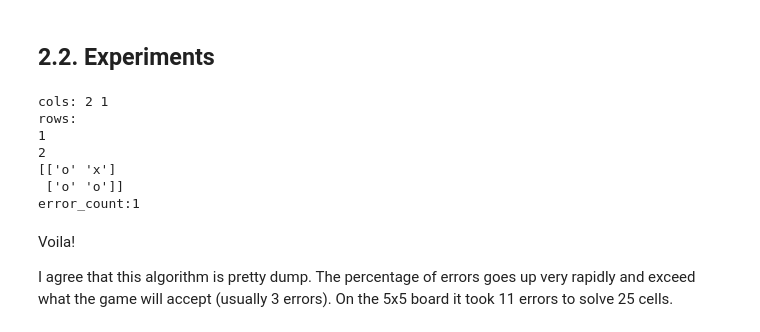
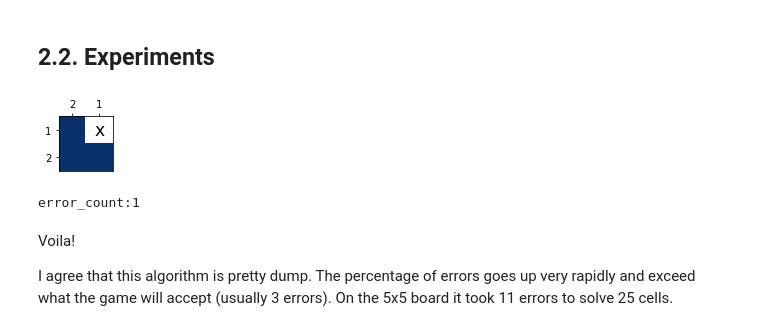
Before and after one commit to cfalguiere/python_experiments, a Jupyter notebook: nono/05-POCs.ipynb, the cells around one changed output. Cells and saved outputs as stored; diff of their text form; code cells hidden in the pictures.

```diff
--- a/nono/05-POCs.ipynb
+++ b/nono/05-POCs.ipynb
@@ -219,10 +27,6 @@ The contract with the platyer for Nonograms is that they always have 1 solution.
 Even if this process is probably not what we want, it will help undestand what we need to solve the puzzle.
 
 In addition, it make sense in AI. Some algorithms, especially in Reinforcement Learning, work by learning from try-and-error process. They are given the goal to keep errors to a minimulm.
-# %%
-# save solutions to numpy arrays
-solution2x2 = board2x2.states.copy()
-solution5x5s = board5x5s.states.copy()
 # %% [markdown]
 What could be the try-and-error process ?
 
@@ -231,11 +35,3 @@ For each cell, I know that it could be black or filler.
 We need some game engine to decide whether the action is valid or not according to be solution it knows already.
 # %% [markdown]
 ## 2.1. Game engine
-# %%
-class GameEngine:
-    def __init__(self, some_clues, a_solution):
-        self.clues = some_clues
-        self.solution = a_solution
-
-    def is_action_valid(self, row, col, mark):
-        return self.solution[row, col] == mark.value
@@ -262,23 +42,22 @@ from episode01 import clues2x2, BoardMark, Board
 # %%
-board2x2 = Board(clues2x2)
+# create the game engine
+puzzle2x2 = Puzzle(clues2x2)
+game2x2 = GameEngine(puzzle2x2, solution2x2)
+board2x2 = game2x2.board
+
 error_count = 0
 for row in range(board2x2.height):
     for col in range(board2x2.width):
-        if engine.is_action_valid(row, col, BoardMark.BLACK):
+        if game2x2.is_action_valid(row, col, BoardMark.BLACK):
             board2x2.mark(row, col, BoardMark.BLACK)
         else:
             error_count += 1
             board2x2.mark(row, col, BoardMark.FILLER)
 
-board2x2.prettyprint()
+game2x2.show_board()
 print(f"error_count:{error_count}")
 # %% [output]
+[figure, added]
-cols: 2 1
-rows:
-1
-2
-[['o' 'x']
- ['o' 'o']]
 error_count:1
 # %% [markdown]
 Voila!
```
Also changed, not shown: parts of 77 cells of this notebook, 2 other files.
